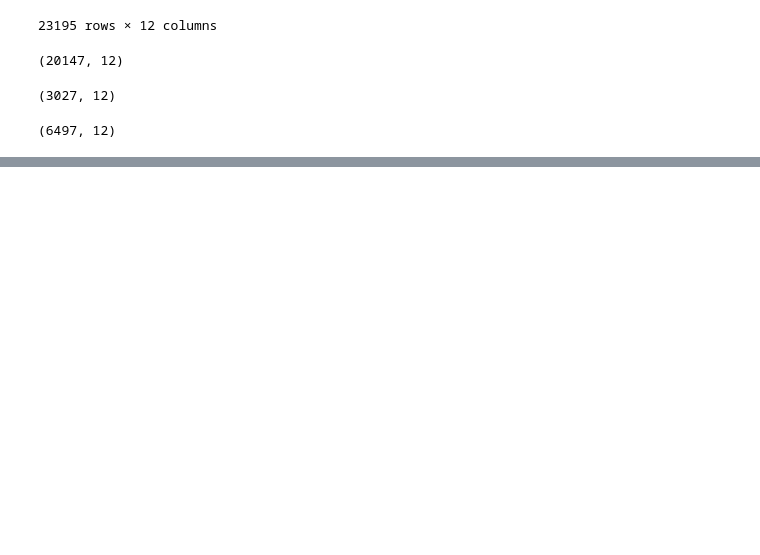
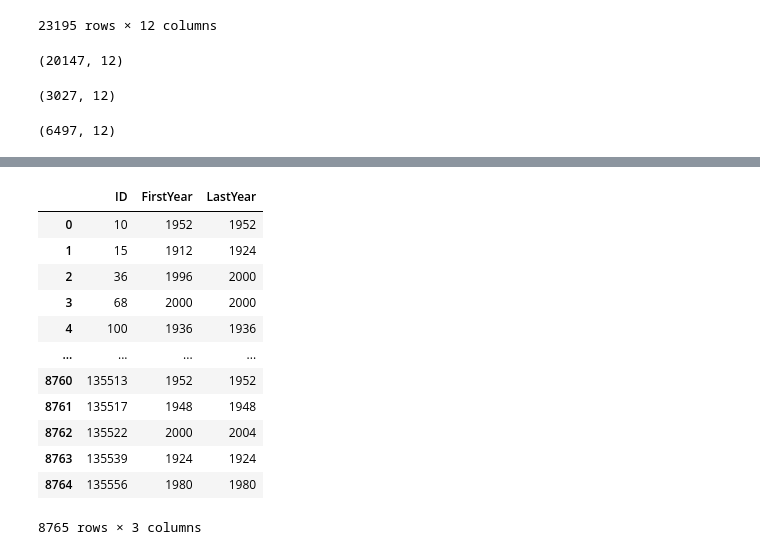
Before and after one commit to UW-CSE442-WI20/A3-Olympians, a Jupyter notebook: olympics_swimming.ipynb, the cells around one changed output, grey strips where cells are left out. Drawn from its saved outputs; the diff is of its cells as text; code cells hidden in the pictures; blank space fills up the shorter version.

```diff
--- a/olympics_swimming.ipynb
+++ b/olympics_swimming.ipynb
@@ -99,0 +100,17 @@ checking = result.loc[result['NOC'] == 'GER']
+# %%
+start_end = pd.read_csv('olympic_start_end_years.csv')
+start_end
+# %% [output]
+|  | ID | FirstYear | LastYear |
+| 0 | 10 | 1952 | 1952 |
+| 1 | 15 | 1912 | 1924 |
+| 2 | 36 | 1996 | 2000 |
+| 3 | 68 | 2000 | 2000 |
+| 4 | 100 | 1936 | 1936 |
+| ... | ... | ... | ... |
+| 8760 | 135513 | 1952 | 1952 |
+| 8761 | 135517 | 1948 | 1948 |
+| 8762 | 135522 | 2000 | 2004 |
+| 8763 | 135539 | 1924 | 1924 |
+| 8764 | 135556 | 1980 | 1980 |
+8765 rows × 3 columns
```
Also changed, not shown: parts of 4 cells of this notebook, 1 other file.
